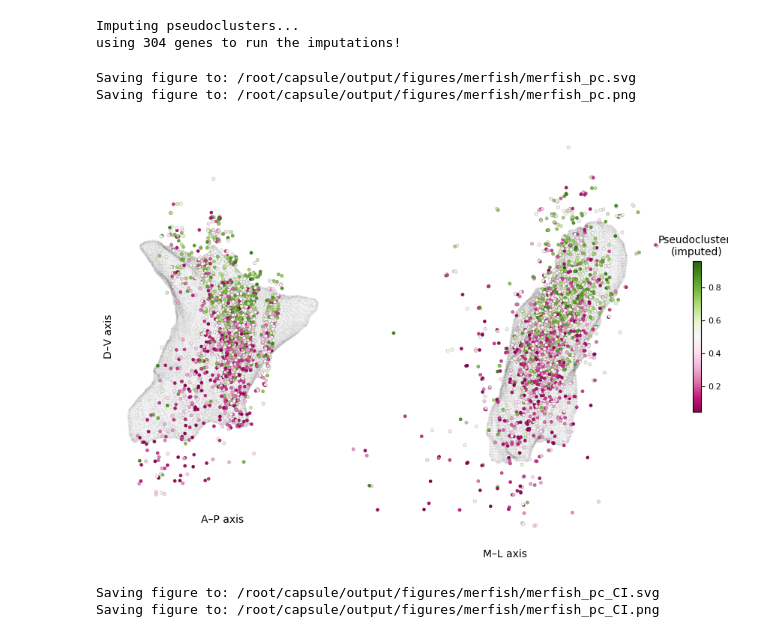
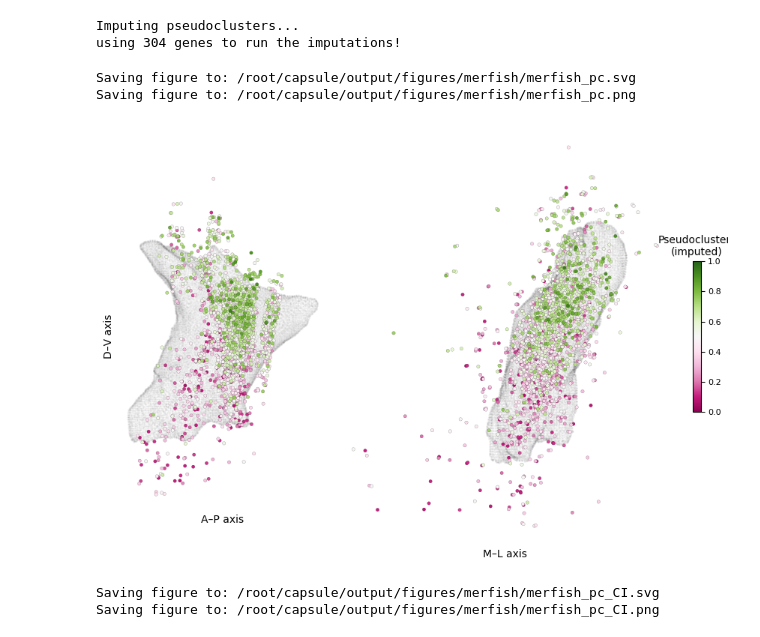
Before and after one commit to ShuonanChen/LCNE_transcriptomics, a Jupyter notebook: notebooks/merfish/plot_all_merfish_figs.ipynb, the cells around one changed output. Drawn from its saved outputs; the diff is of its cells as text; code cells hidden in the pictures.

```diff
--- a/notebooks/merfish/plot_all_merfish_figs.ipynb
+++ b/notebooks/merfish/plot_all_merfish_figs.ipynb
@@ -649,40 +655,40 @@ def plot_pseudoclusters(adata_mer, S_mer, mesh, s=10, scl_jitter=0.05, save_name
 
     # ——— Left: Sagittal view (direction='s') ———
     plotting.plot_mesh(ax1, mesh, direction='s', meshcol='lime')
-    sca = plotting.scatter_with_jitter(ax1, S_mer, adata_mer.obs['imputed pseudocluster'],
+    sca = plotting.scatter_with_jitter(ax1, S_mer, adata_mer.obs['imputed pseudocluster'], vmin=0, vmax = 1,
                                  direction='s', lw=0.1, s=s, scl_jitter=scl_jitter, ascending=True, cmap='PiYG')
 
     ax1.set_aspect('equal')
     ax1.set_ylabel("D–V axis")
     ax1.set_xlabel("A–P axis")
     ax1.set_xticks([]); ax1.set_yticks([])
     for spine in ax1.spines.values():
         spine.set_visible(False)
 
     # ——— Right: Coronal view (direction='c') ———
     plotting.plot_mesh(ax2, mesh, direction='c', meshcol='lime')
-    sca = plotting.scatter_with_jitter(ax2, S_mer, adata_mer.obs['imputed pseudocluster'],
+    sca = plotting.scatter_with_jitter(ax2, S_mer, adata_mer.obs['imputed pseudocluster'], vmin=0, vmax = 1,
                                  direction='c', s=s, lw=0.1, scl_jitter=scl_jitter, ascending=True, cmap='PiYG')
     cbar = plt.colorbar(sca, ax=ax2, shrink=0.3)
     cbar.ax.xaxis.set_label_position('top')
     cbar.ax.set_xlabel("Pseudoclusters\n(imputed)", ha='center', va='bottom')
     ax2.set_aspect('equal')
     ax2.set_xlabel("M–L axis")
     ax2.set_xticks([]); ax2.set_yticks([])
     for spine in ax2.spines.values():
         spine.set_visible(False)
 
     fig.tight_layout()
     save_figure(save_name)
     return fig
 
 # Plot pseudoclusters
 fig = plot_pseudoclusters(adata_mer, S_mer,mesh)
 plt.show()
 # %% [output]
 Saving figure to: /root/capsule/output/figures/merfish/merfish_pc.svg
 Saving figure to: /root/capsule/output/figures/merfish/merfish_pc.png
-[figure, old version]
+[figure, new version]
 # %%
 def plot_confidence_metrics(adata_mer, S_mer,conf_mer, mesh, s=10, scl_jitter=0.05):
     """Plot confidence interval width and confidence power for pseudocluster imputation."""
```
Also changed, not shown: parts of 8 cells of this notebook, 6 other files.
